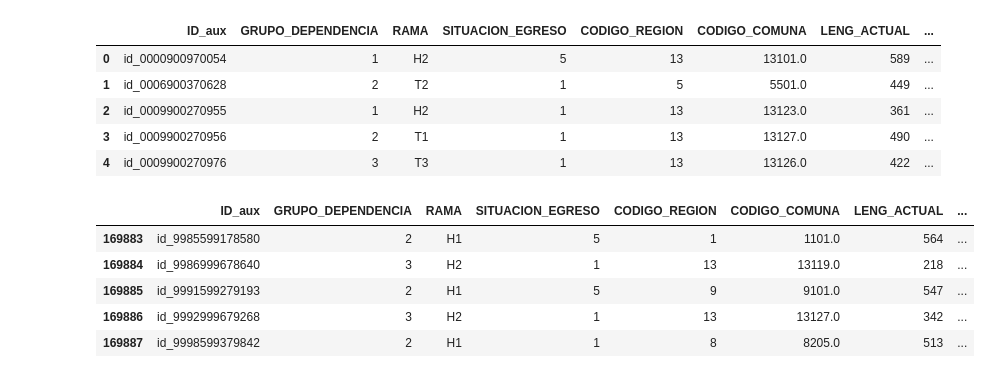
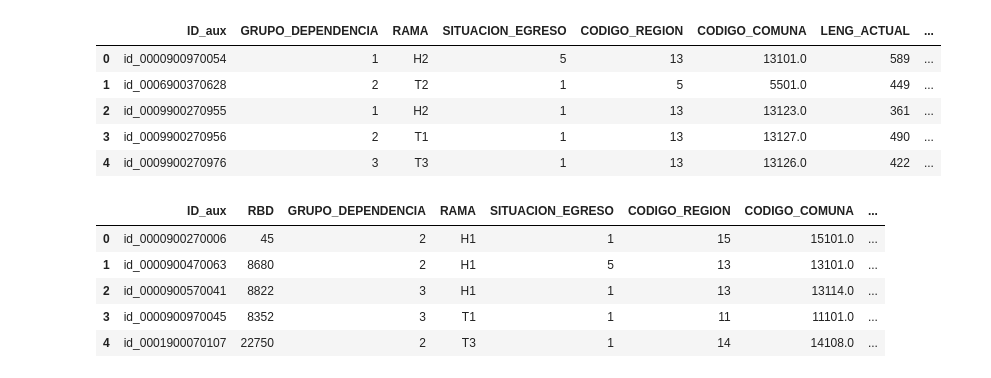
Before and after one commit to BenjaCidR/Proyecto-DEMRE, a Jupyter notebook: notebooks/EDA_2004_2011.ipynb, the cells around one changed output. Saved outputs shown, nothing was run; the diff lists cells and outputs as text; code cells hidden in the pictures.

```diff
--- a/notebooks/EDA_2004_2011.ipynb
+++ b/notebooks/EDA_2004_2011.ipynb
@@ -1,6 +23,4 @@
 # %%
-import pandas as pd
-
 #modifique los años respectivos para mi caso
 archivos_demre = {
     2004: '1QmT7MrhT5elmBxwFnHTRxvDo-WnxSqLk',
@@ -18,24 +38,24 @@ lista_de_dataframes = []
 print("Iniciando proceso de unificación...")
 
 # Usamos un bucle para recorrer cada año y cada ID en nuestro diccionario.
-for anio, file_id in archivos_demre.items():
+for year_proceso, file_id in archivos_demre.items():
     try:
         # Construimos la URL de descarga para el archivo actual
         url = f'https://drive.google.com/uc?export=download&id={file_id}'
 
         # Leemos el CSV desde la URL
-        print(f"-> Cargando datos del año {anio}...")
+        print(f"-> Cargando datos del año {year_proceso}...")
         df_temporal = pd.read_csv(url, sep=';')
 
         # ¡Este es el paso clave! Creamos una nueva columna con el año.
-        df_temporal['anio_proceso'] = anio
+        df_temporal['YEAR_PROCESO'] = year_proceso
 
         # Agregamos el DataFrame de este año a nuestra lista.
         lista_de_dataframes.append(df_temporal)
-        print(f"   ...Datos del año {anio} cargados con éxito.")
+        print(f"   ...Datos del año {year_proceso} cargados con éxito.")
 
     except Exception as e:
-        print(f"   !!! Error al cargar el año {anio}: {e}")
+        print(f"   !!! Error al cargar el año {year_proceso}: {e}")
 # %% [output]
 Iniciando proceso de unificación...
 -> Cargando datos del año 2004...
@@ -45,16 +77,16 @@ Iniciando proceso de unificación...
 # %%
 display(lista_de_dataframes[1].head())
-display(lista_de_dataframes[1].tail())
+display(lista_de_dataframes[-1].head())
 # %% [output]
 |  | ID_aux | GRUPO_DEPENDENCIA | RAMA | SITUACION_EGRESO | CODIGO_REGION | CODIGO_COMUNA | LENG_ACTUAL | ... |
 | 0 | id_0000900970054 | 1 | H2 | 5 | 13 | 13101.0 | 589 | ... |
 | 1 | id_0006900370628 | 2 | T2 | 1 | 5 | 5501.0 | 449 | ... |
 | 2 | id_0009900270955 | 1 | H2 | 1 | 13 | 13123.0 | 361 | ... |
 | 3 | id_0009900270956 | 2 | T1 | 1 | 13 | 13127.0 | 490 | ... |
 | 4 | id_0009900270976 | 3 | T3 | 1 | 13 | 13126.0 | 422 | ... |
-|  | ID_aux | GRUPO_DEPENDENCIA | RAMA | SITUACION_EGRESO | CODIGO_REGION | CODIGO_COMUNA | LENG_ACTUAL | ... |
-| 169883 | id_9985599178580 | 2 | H1 | 5 | 1 | 1101.0 | 564 | ... |
-| 169884 | id_9986999678640 | 3 | H2 | 1 | 13 | 13119.0 | 218 | ... |
-| 169885 | id_9991599279193 | 2 | H1 | 5 | 9 | 9101.0 | 547 | ... |
-| 169886 | id_9992999679268 | 3 | H2 | 1 | 13 | 13127.0 | 342 | ... |
-| 169887 | id_9998599379842 | 2 | H1 | 1 | 8 | 8205.0 | 513 | ... |
+|  | ID_aux | RBD | GRUPO_DEPENDENCIA | RAMA | SITUACION_EGRESO | CODIGO_REGION | CODIGO_COMUNA | ... |
+| 0 | id_0000900270006 | 45 | 2 | H1 | 1 | 15 | 15101.0 | ... |
+| 1 | id_0000900470063 | 8680 | 2 | H1 | 5 | 13 | 13101.0 | ... |
+| 2 | id_0000900570041 | 8822 | 3 | H1 | 1 | 13 | 13114.0 | ... |
+| 3 | id_0000900970045 | 8352 | 3 | T1 | 1 | 11 | 11101.0 | ... |
+| 4 | id_0001900070107 | 22750 | 2 | T3 | 1 | 14 | 14108.0 | ... |
```
Also changed, not shown: parts of 20 cells of this notebook, 1 other file.
